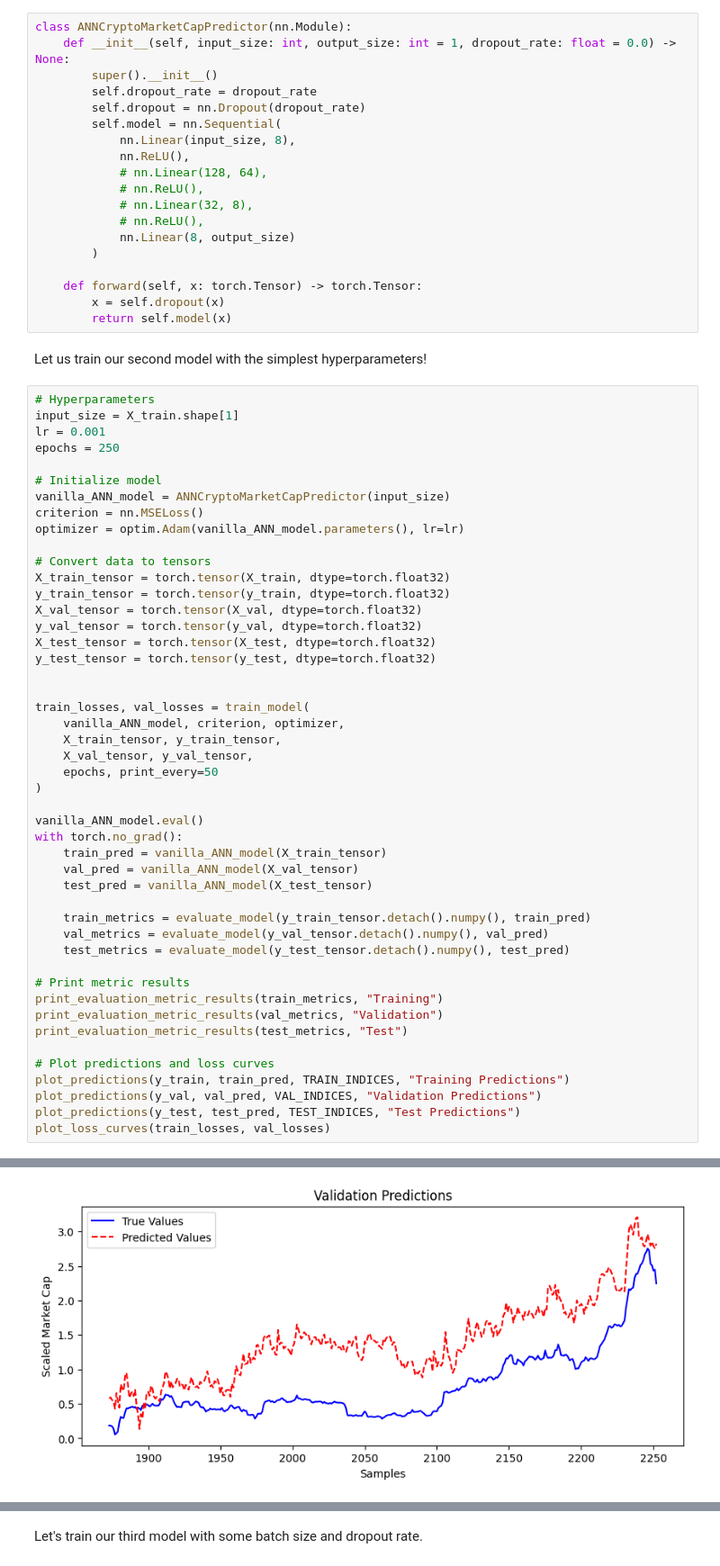
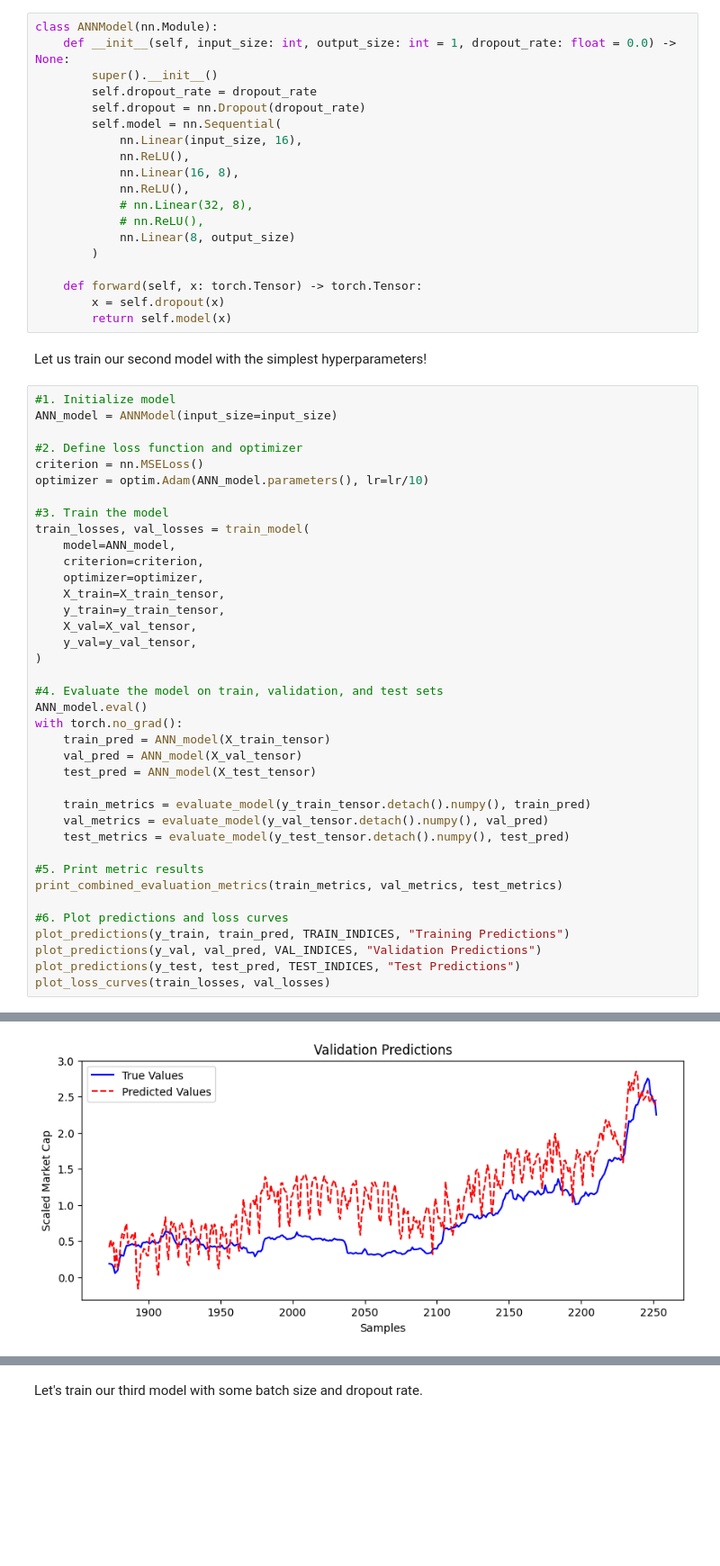
Before and after one commit to KhalilGarali/Crypto-MarketCap-Forecast-Based-On-SP500, a Jupyter notebook: main.ipynb, the cells around one changed output, grey strips where cells are left out. Shown at 90% size. Saved outputs shown, nothing was run; the diff lists cells and outputs as text; blank space fills up the shorter version.

```diff
--- a/main.ipynb
+++ b/main.ipynb
@@ -936,14 +1056,14 @@ def train_model(
 # %%
-class ANNCryptoMarketCapPredictor(nn.Module):
+class ANNModel(nn.Module):
     def __init__(self, input_size: int, output_size: int = 1, dropout_rate: float = 0.0) -> None:
         super().__init__()
         self.dropout_rate = dropout_rate
         self.dropout = nn.Dropout(dropout_rate)
         self.model = nn.Sequential(
-            nn.Linear(input_size, 8),
+            nn.Linear(input_size, 16),
             nn.ReLU(),
-            # nn.Linear(128, 64),
-            # nn.ReLU(),
+            nn.Linear(16, 8),
+            nn.ReLU(),
             # nn.Linear(32, 8),
             # nn.ReLU(),
             nn.Linear(8, output_size)
@@ -955,48 +1075,39 @@ class ANNCryptoMarketCapPredictor(nn.Module):
 # %% [markdown]
 Let us train our second model with the simplest hyperparameters!
 # %%
-# Hyperparameters
-input_size = X_train.shape[1]
-lr = 0.001
-epochs = 250
+#1. Initialize model
+ANN_model = ANNModel(input_size=input_size)
 
-# Initialize model
-vanilla_ANN_model = ANNCryptoMarketCapPredictor(input_size)
+#2. Define loss function and optimizer
 criterion = nn.MSELoss()
-optimizer = optim.Adam(vanilla_ANN_model.parameters(), lr=lr)
+optimizer = optim.Adam(ANN_model.parameters(), lr=lr/10)
 
-# Convert data to tensors
-X_train_tensor = torch.tensor(X_train, dtype=torch.float32)
-y_train_tensor = torch.tensor(y_train, dtype=torch.float32)
-X_val_tensor = torch.tensor(X_val, dtype=torch.float32)
-y_val_tensor = torch.tensor(y_val, dtype=torch.float32)
-X_test_tensor = torch.tensor(X_test, dtype=torch.float32)
-y_test_tensor = torch.tensor(y_test, dtype=torch.float32)
-
-
+#3. Train the model
 train_losses, val_losses = train_model(
-    vanilla_ANN_model, criterion, optimizer,
-    X_train_tensor, y_train_tensor,
-    X_val_tensor, y_val_tensor,
-    epochs, print_every=50
+    model=ANN_model,
+    criterion=criterion,
+    optimizer=optimizer,
+    X_train=X_train_tensor,
+    y_train=y_train_tensor,
+    X_val=X_val_tensor,
+    y_val=y_val_tensor,
 )
 
-vanilla_ANN_model.eval()
+#4. Evaluate the model on train, validation, and test sets
+ANN_model.eval()
 with torch.no_grad():
-    train_pred = vanilla_ANN_model(X_train_tensor)
-    val_pred = vanilla_ANN_model(X_val_tensor)
-    test_pred = vanilla_ANN_model(X_test_tensor)
+    train_pred = ANN_model(X_train_tensor)
+    val_pred = ANN_model(X_val_tensor)
+    test_pred = ANN_model(X_test_tensor)
 
     train_metrics = evaluate_model(y_train_tensor.detach().numpy(), train_pred)
     val_metrics = evaluate_model(y_val_tensor.detach().numpy(), val_pred)
     test_metrics = evaluate_model(y_test_tensor.detach().numpy(), test_pred)
 
-# Print metric results
-print_evaluation_metric_results(train_metrics, "Training")
-print_evaluation_metric_results(val_metrics, "Validation")
-print_evaluation_metric_results(test_metrics, "Test")
+#5. Print metric results
+print_combined_evaluation_metrics(train_metrics, val_metrics, test_metrics)
 
-# Plot predictions and loss curves
+#6. Plot predictions and loss curves
 plot_predictions(y_train, train_pred, TRAIN_INDICES, "Training Predictions")
 plot_predictions(y_val, val_pred, VAL_INDICES, "Validation Predictions")
 plot_predictions(y_test, test_pred, TEST_INDICES, "Test Predictions")
@@ -1023 +1130 @@ Epoch [250/250] ==> Train Loss: 0.0841, Val Loss: 0.5007
-[figure, old version]
+[figure, new version]
```
Also changed, not shown: parts of 22 cells of this notebook.
